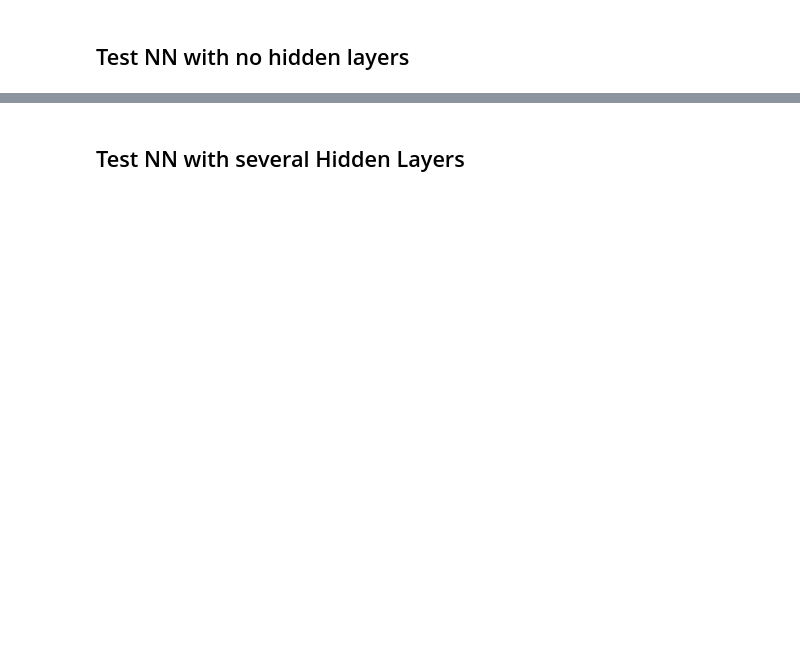
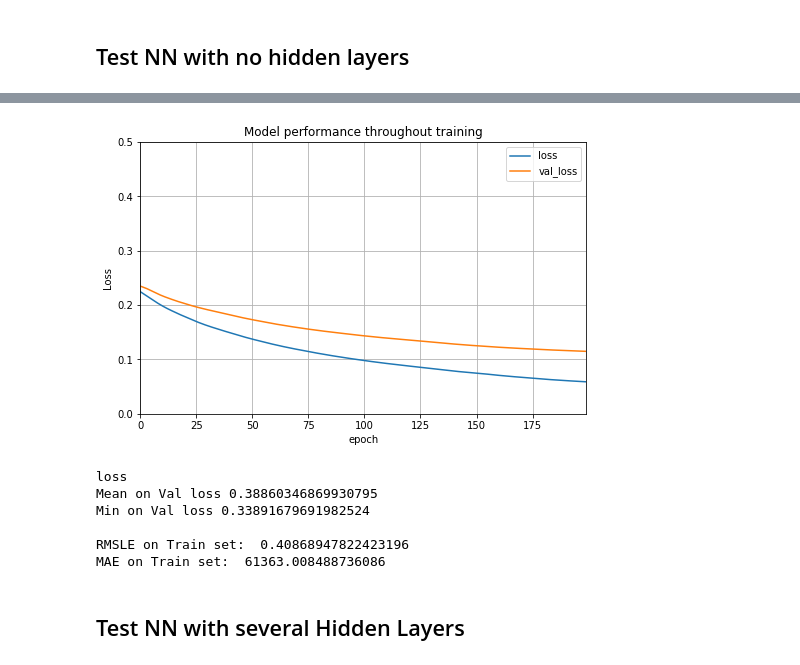
Before and after one commit to Simplon-IA-Bdx-1/house-prices-aro-clement, a Jupyter notebook: HousePrices_ar.ipynb, the cells around one changed output, grey strips where cells are left out. Cells and saved outputs as stored; diff of their text form; code cells hidden in the pictures; blank space fills up the shorter version.

```diff
--- a/HousePrices_ar.ipynb
+++ b/HousePrices_ar.ipynb
@@ -651,6 +768,6 @@ print('MAE on Train set: ', metrics.mean_absolute_error(y_train, y_train_predict
 # %%
 import numpy as np
-
+import keras
 from tensorflow.keras.models import Sequential
 from tensorflow.keras.layers import Input
 from tensorflow.keras.layers import Dense
@@ -658,11 +775,10 @@ from keras import regularizers
 
 #to generate the same number every time you need to pass the same seed value every time
 #Make results reproducible -> fix seed of TensorFlow's random number generator
-#from numpy import random as np_random
-#SEED = 42
-#np_random.seed(SEED)
-#from tensorflow import random as tf_random
-#tf_random.set_seed(SEED)
+from numpy import random as np_random
+np_random.seed(42)
+from tensorflow import random as tf_random
+tf_random.set_seed(42)
 
 
 
@@ -675,70 +791,77 @@ y_train_log_transf = scaler.fit_transform(y_train_log)
 
 
 #initial pgm which is working
-model = Sequential([
-                    Input(shape=X_train.shape[1:]),
-                   Dense(1)
-                 ])
-model.add(Dense(1))
+#model = Sequential([
+#                    Input(shape=X_train.shape[1:]),
+#                   Dense(1)
+#                 ])
+#model.add(Dense(1))
+#from tensorflow.keras.optimizers import SGD
+#loss ='mean_squared_logarithmic_error'
+#LEARNING_RATE = 0.01
+#model.compile(loss=loss, optimizer=SGD(lr=LEARNING_RATE))
+#BATCH_SIZE = X_train.shape[0] # computing the loss over the whole dataset
+#EPOCHS = 200 # how many iterations over the whole dataset
+#history = model.fit(X_train_transf,
+#                    y_train_log_transf,
+#                    validation_split=0.2,
+#                    epochs=EPOCHS,
+#                    batch_size=BATCH_SIZE,
+#                    verbose=0)
+
+#1/create NN Model
+model = Sequential()
+#2/add layers
+model.add(Dense(1,input_dim = X_train.shape[1]))
+#3/Compile
 from tensorflow.keras.optimizers import SGD
-loss ='mean_squared_logarithmic_error'
-LEARNING_RATE = 0.01
-model.compile(loss=loss, optimizer=SGD(lr=LEARNING_RATE))
-BATCH_SIZE = X_train.shape[0] # computing the loss over the whole dataset
-EPOCHS = 200 # how many iterations over the whole dataset
+model.compile(loss='mean_squared_logarithmic_error', optimizer=SGD(lr=0.01))
+#4/fit
 history = model.fit(X_train_transf,
                     y_train_log_transf,
                     validation_split=0.2,
-                    epochs=EPOCHS,
-                    batch_size=BATCH_SIZE,
+                    epochs=200,
+                    batch_size=X_train.shape[0],
                     verbose=0)
-
-
-#1/create NN Model
-#model = Sequential()
-#2/add layers
-#model.add(Dense(1,input_dim = X_train.shape[1]))
-#3/Compile
-#from tensorflow.keras.optimizers import SGD
-#model.compile(loss='mean_squared_logarithmic_error', optimizer=SGD(lr=0.01))
-#4/fit
-#history = model.fit(X_train_transf,
-#                    y_train_log_transf,
-#                   validation_split=0.2,
-#                   epochs=500,
-#                    batch_size=X_train.shape[0],
-#                    verbose=0)
 
 
 import pandas as pd
 import numpy as np
 
 pd.DataFrame(history.history).plot(figsize=(8, 5))
 plt.grid(True)
 plt.title('Model performance throughout training')
 plt.ylim(0,0.5)
 plt.ylabel('Loss')
 plt.xlabel('epoch')
 plt.show()
 
 print('loss')
 meanValLoss = np.mean(np.sqrt(history.history['val_loss']))
 minValLoss = np.min(np.sqrt(history.history['val_loss']))
 print('Mean on Val loss',meanValLoss )
 print('Min on Val loss',minValLoss )
 print()
 
 from sklearn.preprocessing import StandardScaler
 from sklearn import metrics
 
 y_train_predict_log_transf = model.predict(X_train_transf)
 scaler = StandardScaler()
 y_train_log_transf_xxx = scaler.fit_transform(np.log(y_train))
 y_train_predict_log  = scaler.inverse_transform(y_train_predict_log_transf)
 y_train_predict  = np.exp(y_train_predict_log)
 
 print('RMSLE on Train set: ', np.sqrt(metrics.mean_squared_log_error(y_train, y_train_predict)))
 print('MAE on Train set: ', metrics.mean_absolute_error(y_train, y_train_predict))
+# %% [output]
+[figure, added]
+loss
+Mean on Val loss 0.38860346869930795
+Min on Val loss 0.33891679691982524
+
+RMSLE on Train set:  0.40868947822423196
+MAE on Train set:  61363.008488736086
 # %% [markdown]
 ## Test NN with several Hidden Layers
 # %%
```
Also changed, not shown: parts of 26 cells of this notebook.
